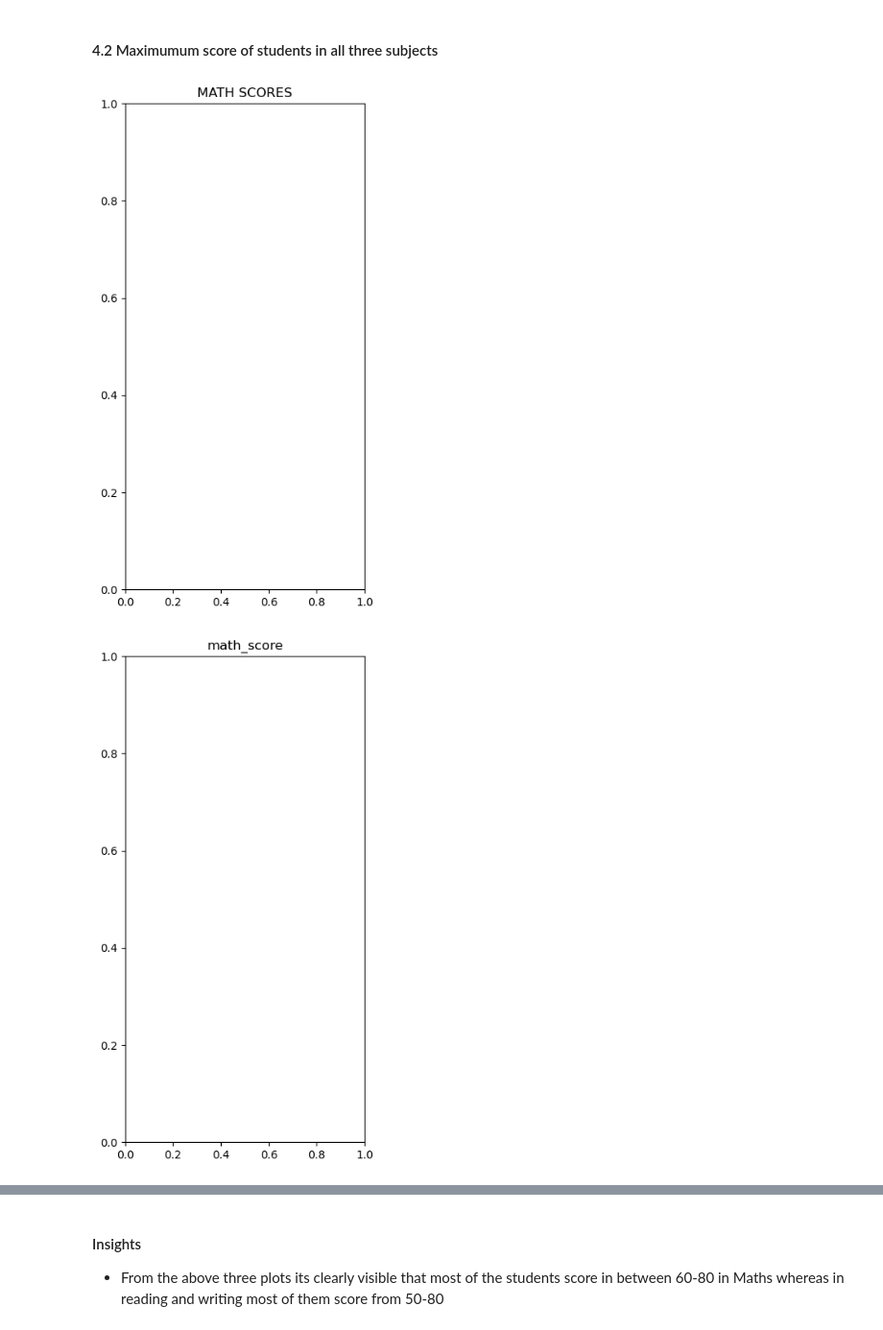
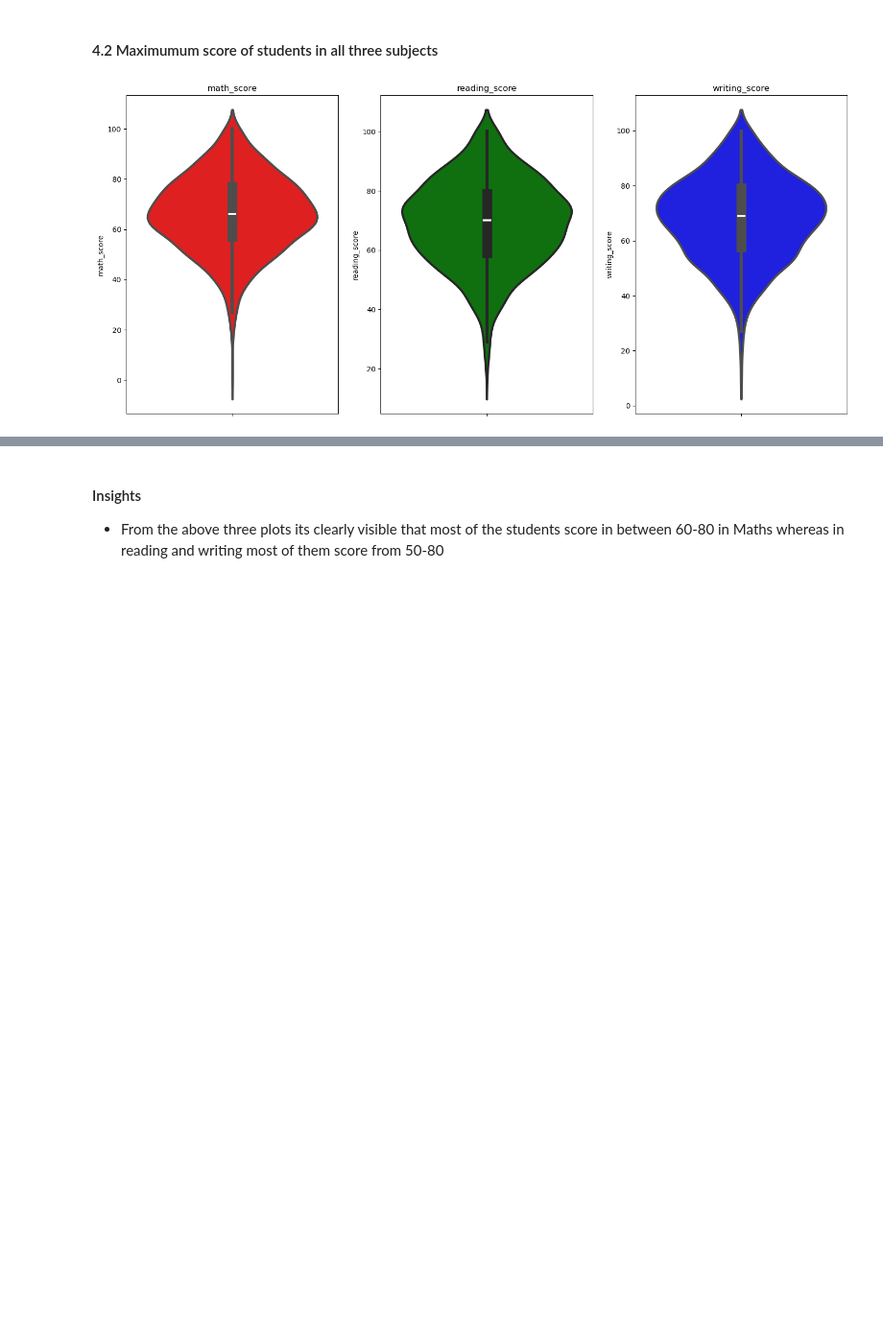
Before and after one commit to Naitik123910/mlproject, a Jupyter notebook: notebook/1 . EDA STUDENT PERFORMANCE .ipynb, the cells around one changed output, grey strips where cells are left out. Shown at 96% size. Drawn from its saved outputs; the diff is of its cells as text; code cells hidden in the pictures; blank space fills up the shorter version.

```diff
--- a/notebook/1 . EDA STUDENT PERFORMANCE .ipynb
+++ b/notebook/1 . EDA STUDENT PERFORMANCE .ipynb
@@ -360,16 +342,15 @@ df.head()
 # %%
 
 plt.figure(figsize=(18,8))
-plt.subplot(1, 4, 1)
+plt.subplot(1, 3, 1)
 plt.title('math_score')
 sns.violinplot(y='math_score',data=df,color='red',linewidth=3)
-plt.subplot(1, 4, 2)
+plt.subplot(1, 3, 2)
 plt.title('reading_score')
 sns.violinplot(y='reading_score',data=df,color='green',linewidth=3)
-plt.subplot(1, 4, 3)
+plt.subplot(1, 3, 3)
 plt.title('writing_score')
 sns.violinplot(y='writing_score',data=df,color='blue',linewidth=3)
 plt.show()
 # %% [output]
-[figure, old version]
+[figure, new version]
-[figure, removed]
```
Also changed, not shown: parts of 19 cells of this notebook, 4 other files.
